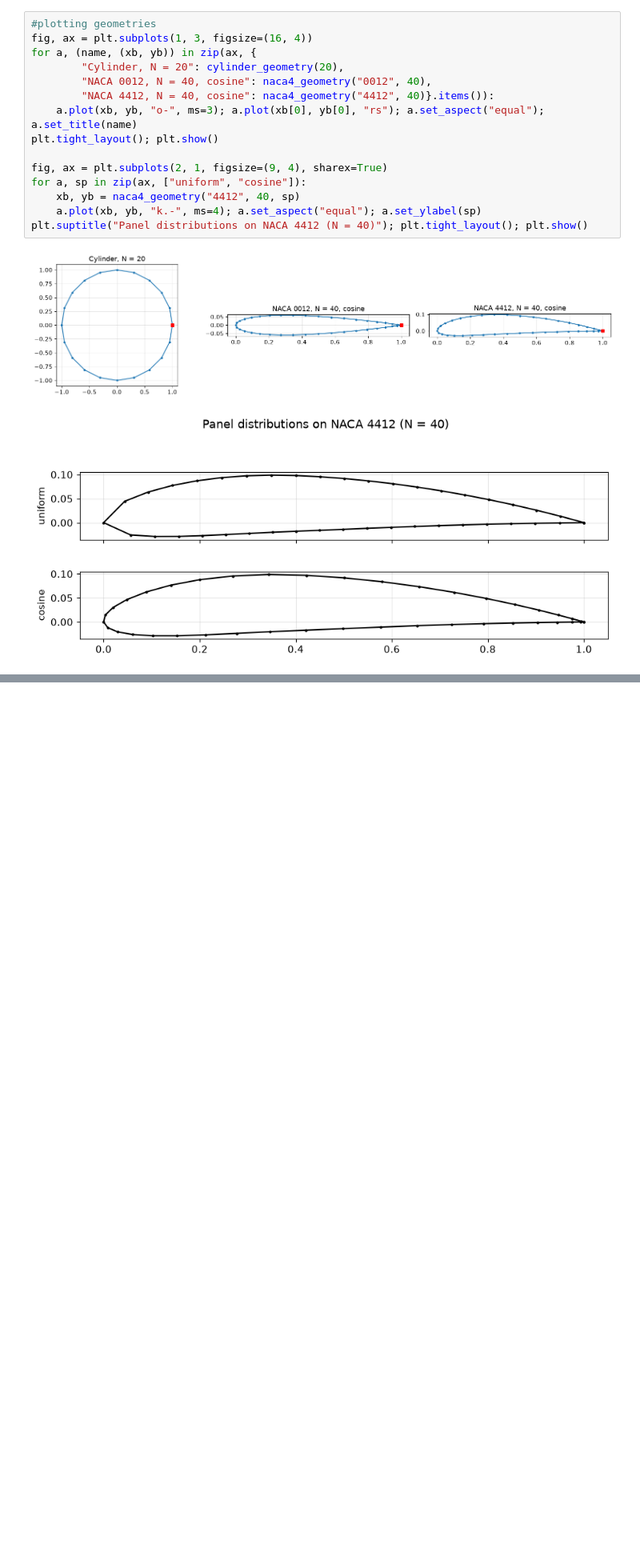
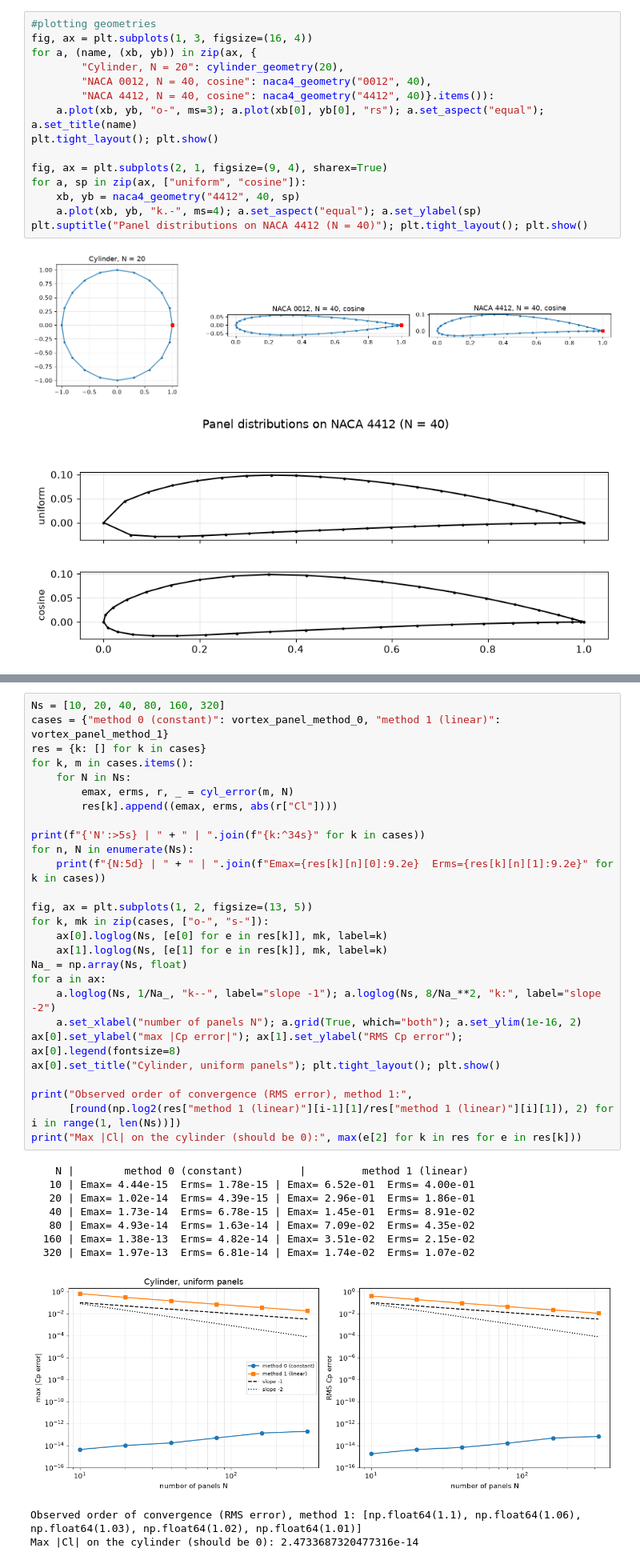
Before and after one commit to Anchalb17/AE611_2026, a Jupyter notebook: Anchal Bhupal Vortex Panel Methods assignment.ipynb, the cells around one changed output, grey strips where cells are left out. Shown at 80% size. Cells and saved outputs as stored; diff of their text form; blank space fills up the shorter version.

```diff
--- a/Anchal Bhupal Vortex Panel Methods assignment.ipynb
+++ b/Anchal Bhupal Vortex Panel Methods assignment.ipynb
@@ -153,0 +290,38 @@ plt.suptitle("Panel distributions on NACA 4412 (N = 40)"); plt.tight_layout(); p
+# %%
+Ns = [10, 20, 40, 80, 160, 320]
+cases = {"method 0 (constant)": vortex_panel_method_0, "method 1 (linear)": vortex_panel_method_1}
+res = {k: [] for k in cases}
+for k, m in cases.items():
+    for N in Ns:
+        emax, erms, r, _ = cyl_error(m, N)
+        res[k].append((emax, erms, abs(r["Cl"])))
+
+print(f"{'N':>5s} | " + " | ".join(f"{k:^34s}" for k in cases))
+for n, N in enumerate(Ns):
+    print(f"{N:5d} | " + " | ".join(f"Emax={res[k][n][0]:9.2e}  Erms={res[k][n][1]:9.2e}" for k in cases))
+
+fig, ax = plt.subplots(1, 2, figsize=(13, 5))
+for k, mk in zip(cases, ["o-", "s-"]):
+    ax[0].loglog(Ns, [e[0] for e in res[k]], mk, label=k)
+    ax[1].loglog(Ns, [e[1] for e in res[k]], mk, label=k)
+Na_ = np.array(Ns, float)
+for a in ax:
+    a.loglog(Ns, 1/Na_, "k--", label="slope -1"); a.loglog(Ns, 8/Na_**2, "k:", label="slope -2")
+    a.set_xlabel("number of panels N"); a.grid(True, which="both"); a.set_ylim(1e-16, 2)
+ax[0].set_ylabel("max |Cp error|"); ax[1].set_ylabel("RMS Cp error"); ax[0].legend(fontsize=8)
+ax[0].set_title("Cylinder, uniform panels"); plt.tight_layout(); plt.show()
+
+print("Observed order of convergence (RMS error), method 1:",
+      [round(np.log2(res["method 1 (linear)"][i-1][1]/res["method 1 (linear)"][i][1]), 2) for i in range(1, len(Ns))])
+print("Max |Cl| on the cylinder (should be 0):", max(e[2] for k in res for e in res[k]))
+# %% [output]
+    N |        method 0 (constant)         |         method 1 (linear)
+   10 | Emax= 4.44e-15  Erms= 1.78e-15 | Emax= 6.52e-01  Erms= 4.00e-01
+   20 | Emax= 1.02e-14  Erms= 4.39e-15 | Emax= 2.96e-01  Erms= 1.86e-01
+   40 | Emax= 1.73e-14  Erms= 6.78e-15 | Emax= 1.45e-01  Erms= 8.91e-02
+   80 | Emax= 4.93e-14  Erms= 1.63e-14 | Emax= 7.09e-02  Erms= 4.35e-02
+  160 | Emax= 1.38e-13  Erms= 4.82e-14 | Emax= 3.51e-02  Erms= 2.15e-02
+  320 | Emax= 1.97e-13  Erms= 6.81e-14 | Emax= 1.74e-02  Erms= 1.07e-02
+[figure, added]
+Observed order of convergence (RMS error), method 1: [np.float64(1.1), np.float64(1.06), np.float64(1.03), np.float64(1.02), np.float64(1.01)]
+Max |Cl| on the cylinder (should be 0): 2.4733687320477316e-14
```
Also changed, not shown: parts of 6 cells of this notebook.
